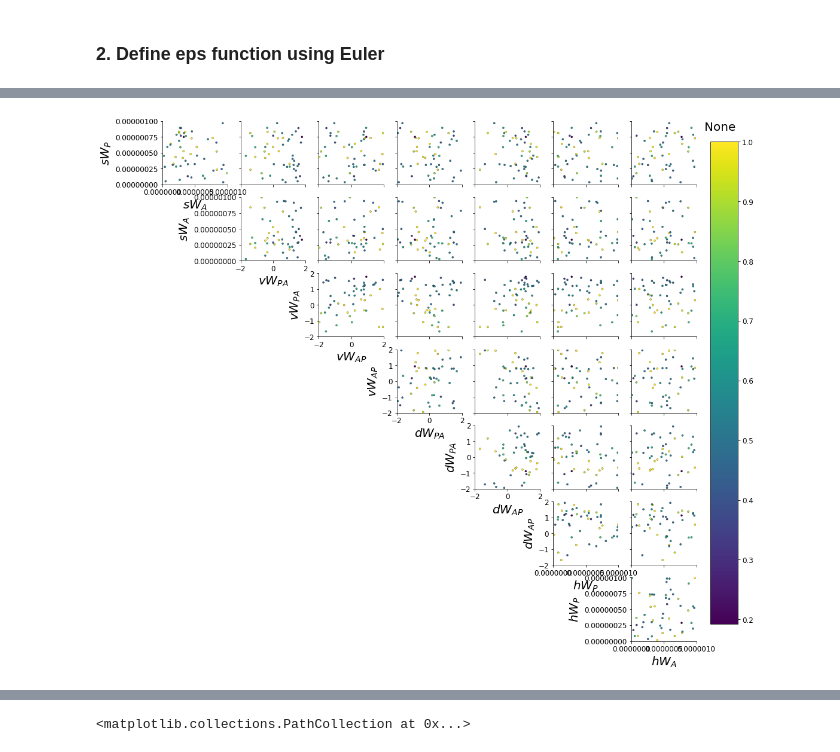
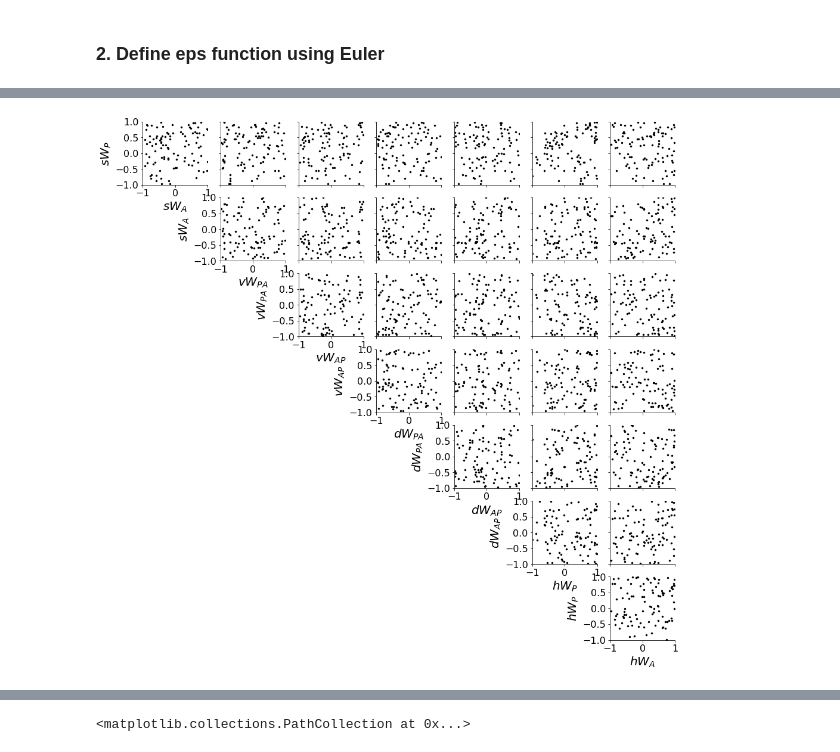
Before and after one commit to cunningham-lab/epi, a Jupyter notebook: notebooks/SC_Circuit/SC_opto_ABC.ipynb, the cells around one changed output, grey strips where cells are left out. Drawn from its saved outputs; the diff is of its cells as text; code cells hidden in the pictures.

```diff
--- a/notebooks/SC_Circuit/SC_opto_ABC.ipynb
+++ b/notebooks/SC_Circuit/SC_opto_ABC.ipynb
@@ -17,13 +14,11 @@ The autoreload extension is already loaded. To reload it, use:
 # %% [markdown]
 ### 1. Define the V1Circuit model
 # %%
-lb = -2.
-ub = 2.
-lb1 = 0.
-ub1 = 0.000001
+lb = -1.
+ub = 1.
 
-sW_P = Parameter("sW_P", 1, lb=lb1, ub=ub1)
-sW_A = Parameter("sW_A", 1, lb=lb1, ub=ub1)
+sW_P = Parameter("sW_P", 1, lb=lb, ub=ub)
+sW_A = Parameter("sW_A", 1, lb=lb, ub=ub)
 
 vW_PA = Parameter("vW_PA", 1, lb=lb, ub=ub)
 vW_AP = Parameter("vW_AP", 1, lb=lb, ub=ub)
@@ -31,8 +26,8 @@ vW_AP = Parameter("vW_AP", 1, lb=lb, ub=ub)
 dW_PA = Parameter("dW_PA", 1, lb=lb, ub=ub)
 dW_AP = Parameter("dW_AP", 1, lb=lb, ub=ub)
 
-hW_P = Parameter("hW_P", 1, lb=lb1, ub=ub1)
-hW_A = Parameter("hW_A", 1, lb=lb1, ub=ub1)
+hW_P = Parameter("hW_P", 1, lb=lb, ub=ub)
+hW_A = Parameter("hW_A", 1, lb=lb, ub=ub)
 
 parameters = [sW_P, sW_A, vW_PA, vW_AP, dW_PA, dW_AP, hW_P, hW_A]
 
@@ -107,8 +118,8 @@ for i in range(3):
 _lb = np.array([p.lb[0] for p in model.parameters])
 _ub = np.array([p.ub[0] for p in model.parameters])
 # %%
-fig = pairplot(z[:num_plot], np.arange(8), z_labels,
+fig = pairplot(z_stable[:num_plot], np.arange(8), z_labels,
                fontsize=fontsize, figsize=(16,16),
-               lb=_lb, ub=_ub, c = p[:,1])
+               lb=_lb, ub=_ub)
 # %% [output]
-[figure, old version]
+[figure, new version]
```
Also changed, not shown: parts of 8 cells of this notebook, 27 other files.
